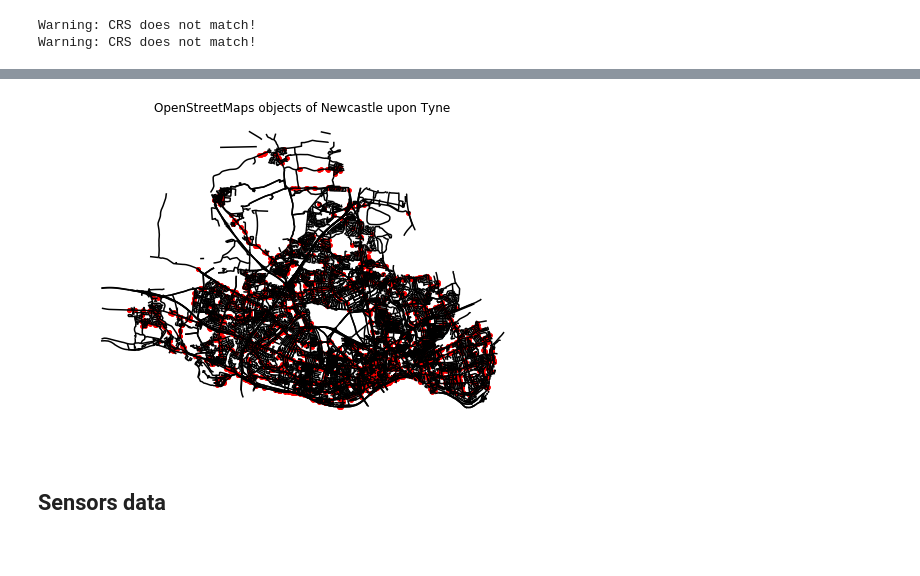
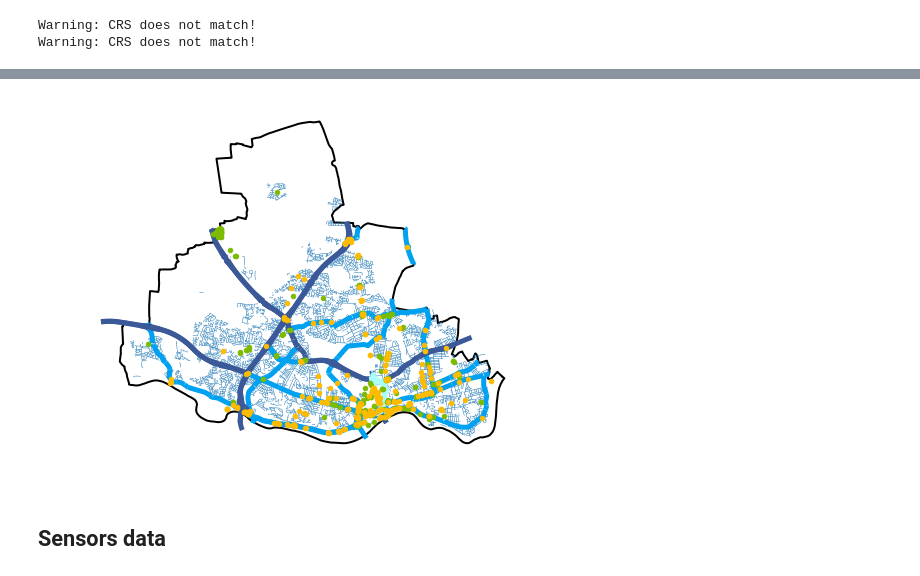
Before and after one commit to adaj/sensingbee, a Jupyter notebook: eda/streets_sensors_features.ipynb, the cells around one changed output, grey strips where cells are left out. Cells and saved outputs as stored; diff of their text form; code cells hidden in the pictures.

```diff
--- a/eda/streets_sensors_features.ipynb
+++ b/eda/streets_sensors_features.ipynb
@@ -72,12 +71,15 @@ lsoa = gpd.read_file(LSOA_SHAPE_FOLDER+'Middle_Layer_Super_Output_Areas_December
 lsoa = lsoa[lsoa['msoa11nm'].str.contains('Newcastle upon Tyne')]
 lsoa = lsoa.to_crs(fiona.crs.from_epsg(4326))
 lsoa.crs = {'init': 'epsg:4326', 'no_defs': True}
+newcastle = gpd.GeoSeries(shapely.ops.cascaded_union(lsoa['geometry']))
 
-fig, axes = plt.subplots(ncols=1, nrows=1, figsize=(7,5))
-lsoa.plot(ax=axes,color='black')
+fig, axes = plt.subplots(ncols=1, nrows=1, figsize=(7,5.5))
+lsoa.plot(ax=axes,color='white', edgecolor='black',linewidth=2)
+
+# newcastle.plot(ax=axes,color='white', edgecolor='black',linewidth=2)
 plt.axis('off')
-plt.title('Newcastle upon Tyne: Middle Layer Super Output Area')
+# plt.title('Newcastle upon Tyne: Middle Layer Super Output Area')
 plt.tight_layout()
 if False:
-    plt.savefig(DATA_FOLDER+'plots/mlsoa_newcastle.svg', format='svg', dpi=600)
+    plt.savefig(DATA_FOLDER+'plots/middlelsoa_newcastle.svg', format='svg', dpi=600)
 # %% [output]
@@ -85,8 +87,8 @@ if False:
 # %% [markdown]
 Filtering lines and points within LSOA of Newcastle Upon Tyne
 # %%
-lines = gpd.sjoin(lines, lsoa, how='inner' ,op='intersects')[lines.columns]
-points = gpd.sjoin(points, lsoa, how='inner' ,op='intersects')[points.columns]
+lines = gpd.sjoin(lines, gpd.GeoDataFrame(geometry=newcastle), how='inner' ,op='intersects')[lines.columns]
+points = gpd.sjoin(points, gpd.GeoDataFrame(geometry=newcastle), how='inner' ,op='intersects')[points.columns]
 # %% [output]
 Warning: CRS does not match!
 Warning: CRS does not match!
@@ -93,14 +104,22 @@ Warning: CRS does not match!
 # %%
-fig, axes = plt.subplots(ncols=1, nrows=1, figsize=(7,5))
-lines.plot(ax=axes,color='black')
-points.plot(ax=axes,color='red',markersize=15)
+fig, axes = plt.subplots(ncols=1, nrows=1, figsize=(7,5.5))
+
+newcastle.plot(ax=axes,color='white', edgecolor='black',linewidth=2)
+lines.loc[lines['highway']=='residential'].plot(ax=axes,linewidth=0.5)
+lines.loc[(lines['highway']=='primary') | (lines['highway']=='primary_link')].plot(ax=axes,color='#00A1F1', linewidth=5)
+lines.loc[(lines['highway']=='trunk') | (lines['highway']=='trunk_link')].plot(ax=axes,color='#3B5998', linewidth=5)
+lines.loc[(lines['highway']=='motorway') | (lines['highway']=='motorway_link')].plot(ax=axes,color='#aafffa', linewidth=5)#color='#7ed02d')
+
+points.loc[points['highway']=='traffic_signals'].plot(ax=axes, color='#FFBB00', markersize=20, zorder=10)
+points.loc[points['highway']=='crossing'].plot(ax=axes, color='#7CBB00', markersize=20, zorder=9)
+
 plt.axis('off')
-plt.title('OpenStreetMaps objects of Newcastle upon Tyne')
+# plt.title('OpenStreetMaps objects of Newcastle upon Tyne')
 plt.tight_layout()
 if False:
-    plt.savefig(DATA_FOLDER+'plots/osm_newcastle_objects.svg', format='svg', dpi=600)
+    plt.savefig(DATA_FOLDER+'plots/newcastle_OSMobjects.svg', format='svg', dpi=600)
 # %% [output]
-[figure, old version]
+[figure, new version]
 # %% [markdown]
 ## Sensors data
 # %%
```
Also changed, not shown: parts of 16 cells of this notebook, 4 other files.
